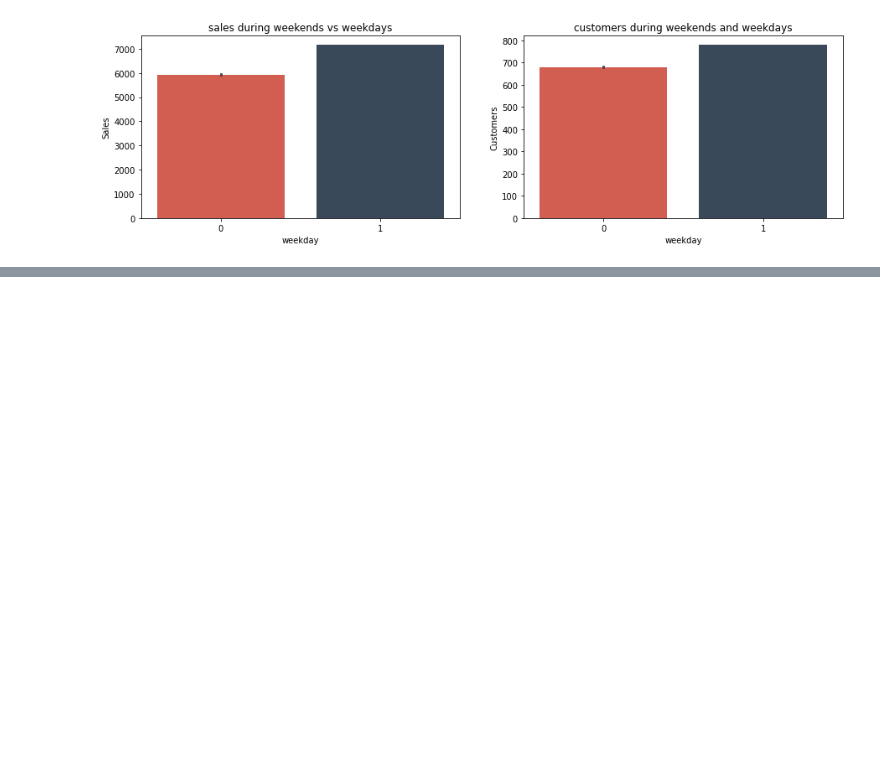
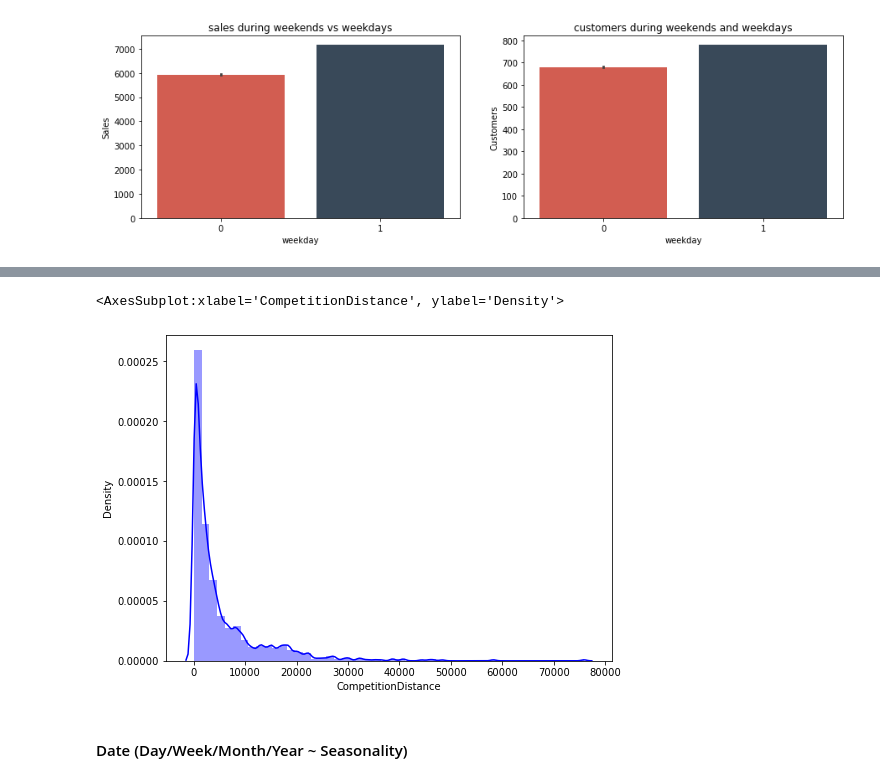
Before and after one commit to eyerus21/Rossmann-Store-Sales-Prediction, a Jupyter notebook: Notebooks/Rossmann_store_sales.ipynb, the cells around one changed output, grey strips where cells are left out. Cells and saved outputs as stored; diff of their text form; code cells hidden in the pictures; blank space fills up the shorter version.

```diff
--- a/Notebooks/Rossmann_store_sales.ipynb
+++ b/Notebooks/Rossmann_store_sales.ipynb
@@ -477,0 +501,9 @@ Text(0.5, 1.0, 'customers during weekends and weekdays')
+# %%
+#CompetitionDistance
+plt.figure(figsize = (8,6))
+sns.distplot(df_trainS.CompetitionDistance, color = 'blue')
+# %% [output]
+<AxesSubplot:xlabel='CompetitionDistance', ylabel='Density'>
+[figure, added]
+# %% [markdown]
+#### Date (Day/Week/Month/Year ~ Seasonality)
```
Also changed, not shown: parts of 11 cells of this notebook.
